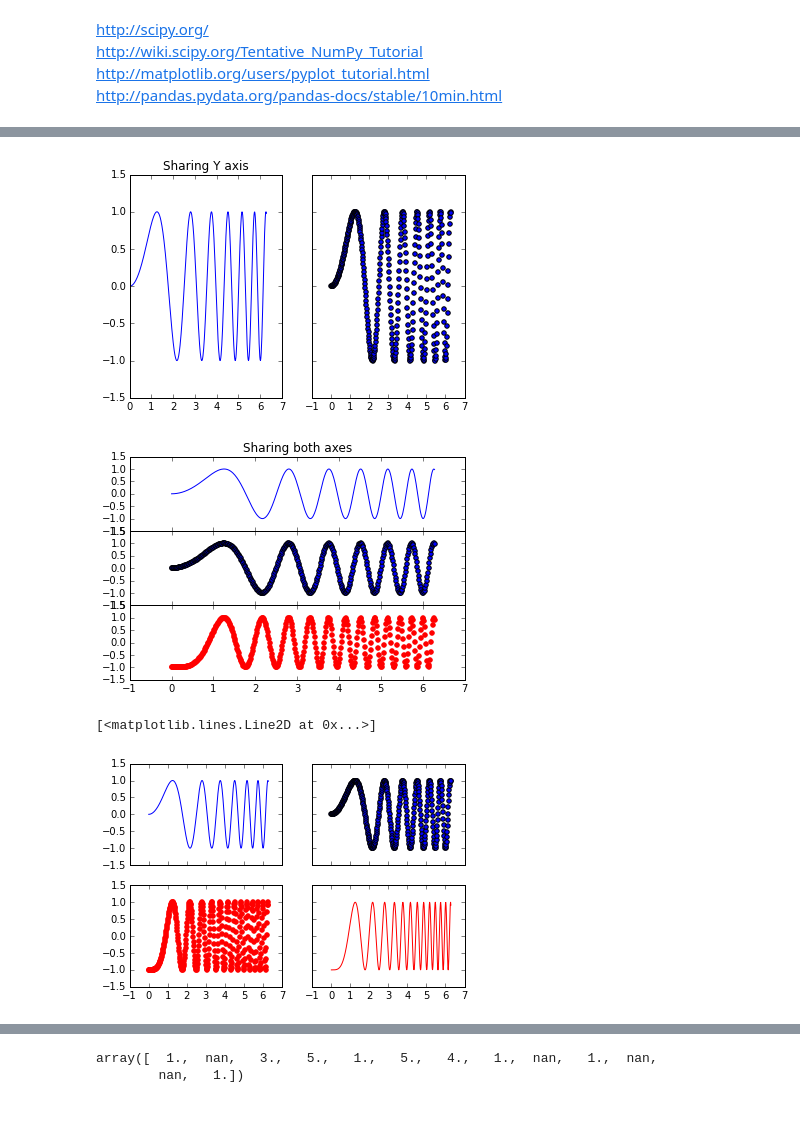
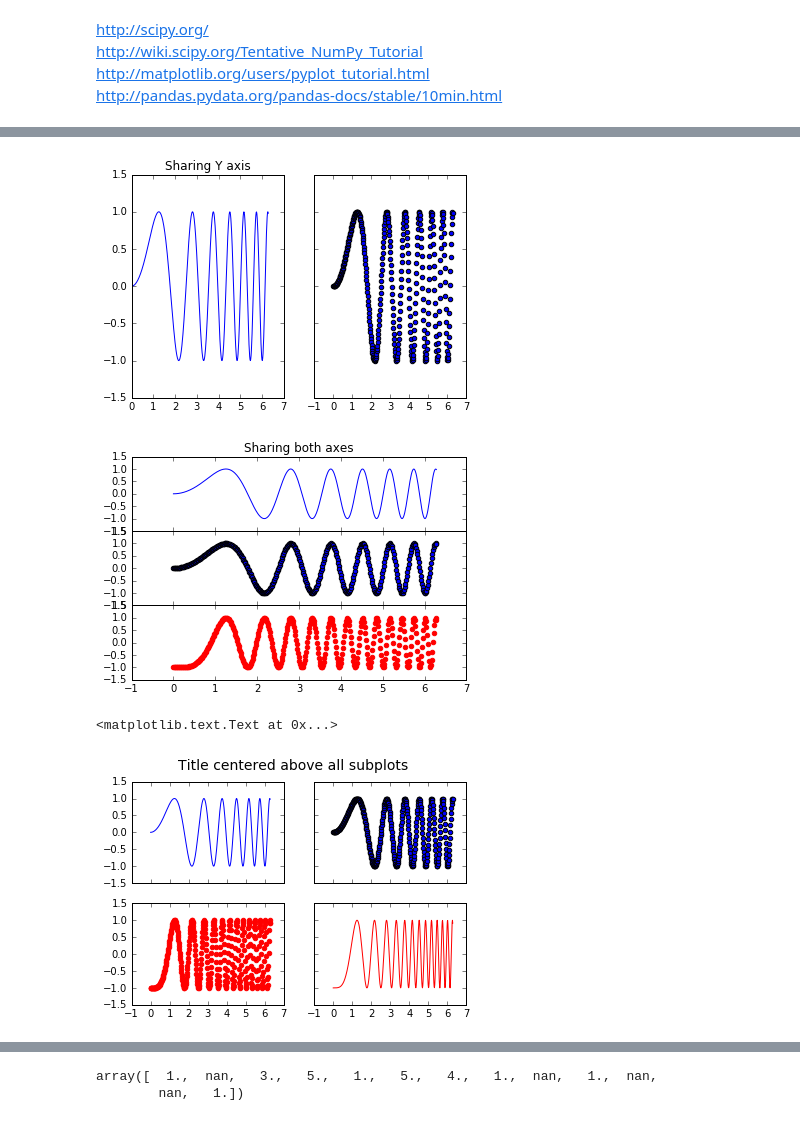
Before and after one commit to FGV-EMAp/FGV_Programming_Languages, a Jupyter notebook: Aula_8_Numpy_Matplotlib.ipynb, the cells around one changed output, grey strips where cells are left out. Drawn from its saved outputs; the diff is of its cells as text; code cells hidden in the pictures.

```diff
--- a/Aula_8_Numpy_Matplotlib.ipynb
+++ b/Aula_8_Numpy_Matplotlib.ipynb
@@ -78,34 +87,35 @@ plt.show()
 # %%
-f, (ax1, ax2) = plt.subplots(1, 2, sharey=True)
-ax1.plot(x, y)
-ax1.set_title('Sharing Y axis')
-ax2.scatter(x, y)
+f, ax = plt.subplots(1, 2, sharey=True)
+ax[0].plot(x, y)
+ax[0].set_title('Sharing Y axis')
+ax[1].scatter(x, y)
 plt.show()
 # %% [output]
-[figure, old version]
+[figure, new version]
 # %%
-f, (ax1, ax2, ax3) = plt.subplots(3, sharex=True, sharey=True)
-ax1.plot(x, y)
-ax1.set_title('Sharing both axes')
-ax2.scatter(x, y)
-ax3.scatter(x, 2 * y ** 2 - 1, color='r')
+f, ax = plt.subplots(3,1, sharex=True, sharey=True)
+ax[0].plot(x, y)
+ax[0].set_title('Sharing both axes')
+ax[1].scatter(x, y)
+ax[2].scatter(x, 2 * y ** 2 - 1, color='r')
 #Fine-tune figure; make subplots close to each other and hide x ticks for all but bottom plot.
 f.subplots_adjust(hspace=0)
 plt.setp([a.get_xticklabels() for a in f.axes[:-1]], visible=False)
 plt.show()
 # %% [output]
-[figure, old version]
+[figure, new version]
 # %%
-f, ((ax1, ax2), (ax3, ax4)) = plt.subplots(2, 2, sharex='col', sharey='row')
-ax1.plot(x, y)
-#ax1.set_title('Sharing x per column, y per row')
-ax2.scatter(x, y)
-ax3.scatter(x, 2 * y ** 2 - 1, color='r')
-ax4.plot(x, 2 * y ** 2 - 1, color='r')
-#f.suptitle("Title centered above all subplots", fontsize=14)
+f, ax = plt.subplots(2, 2, sharex='col', sharey='row')
+ax[0,0].plot(x, y)
+#ax[0,0].set_title('Sharing x per column, y per row')
+ax[0,1].scatter(x, y)
+ax[1,0].scatter(x, 2 * y ** 2 - 1, color='r')
+ax[1,1].plot(x, 2 * y ** 2 - 1, color='r')
+#f.subplots_adjust(hspace=0)
+f.suptitle("Title centered above all subplots", fontsize=14)
 # %% [output]
-[<matplotlib.lines.Line2D at 0x...>]
+<matplotlib.text.Text at 0x...>
-[figure, old version]
+[figure, new version]
 # %%
 A = np.array([1,np.nan, 3,5,1,2,5,2,4,1,2,np.nan,2,1,np.nan,2,np.nan,1,2])
 plt.figure()
```
Also changed, not shown: parts of 15 cells of this notebook.
